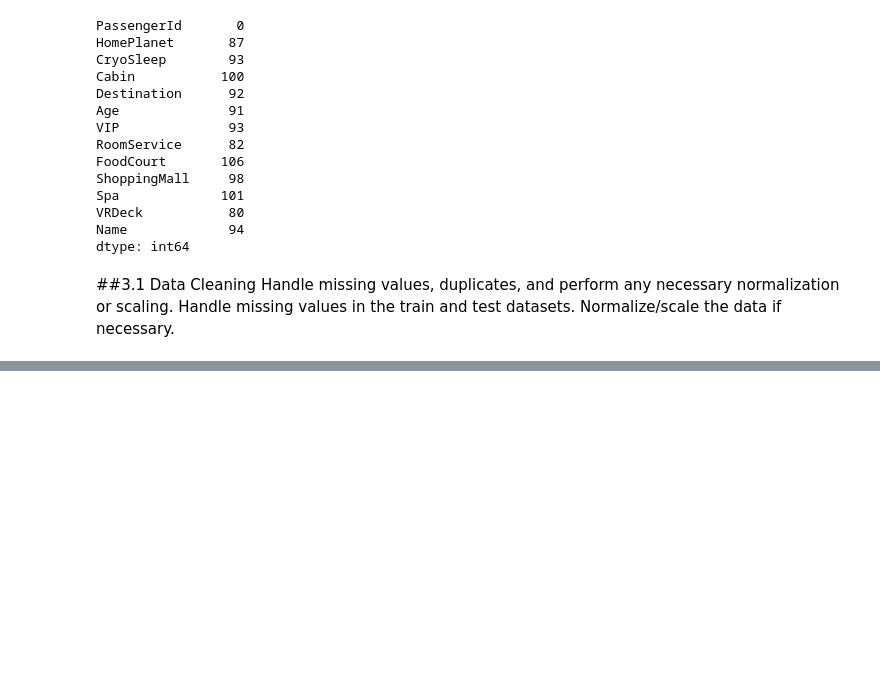
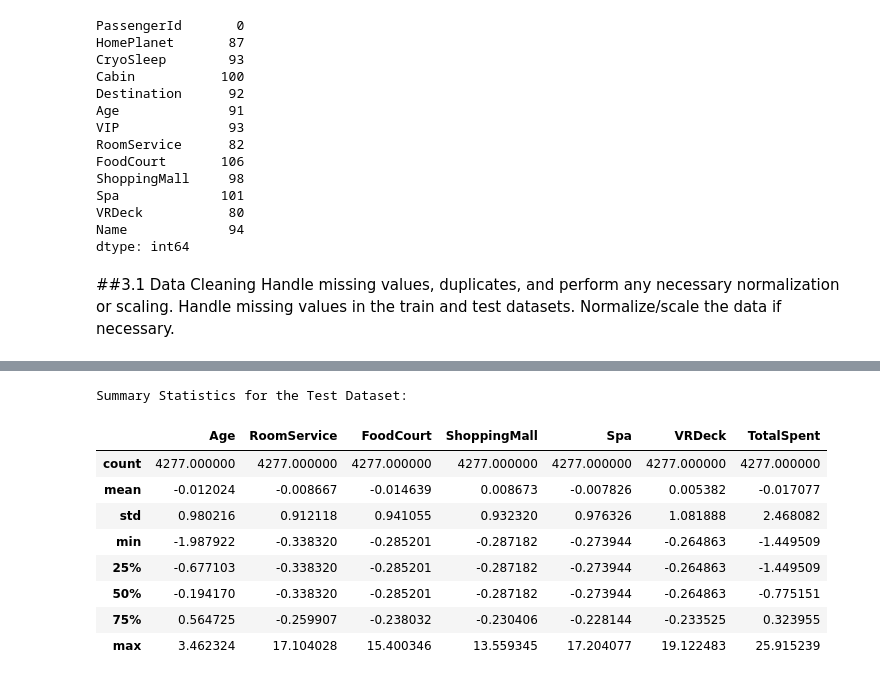
Before and after one commit to The-Kaggle-Crew-18/Kaggle-Challenge-18, a Jupyter notebook: KaggleChallenge.ipynb, the cells around one changed output, grey strips where cells are left out. Cells and saved outputs as stored; diff of their text form; code cells hidden in the pictures; blank space fills up the shorter version.

```diff
--- a/KaggleChallenge.ipynb
+++ b/KaggleChallenge.ipynb
@@ -233,0 +249,15 @@ Generate summary statistics for the test dataset.
+# %%
+# Summary statistics for the test dataset
+print("Summary Statistics for the Test Dataset:")
+test_df.describe()
+# %% [output]
+Summary Statistics for the Test Dataset:
+|  | Age | RoomService | FoodCourt | ShoppingMall | Spa | VRDeck | TotalSpent |
+| count | 4277.000000 | 4277.000000 | 4277.000000 | 4277.000000 | 4277.000000 | 4277.000000 | 4277.000000 |
+| mean | -0.012024 | -0.008667 | -0.014639 | 0.008673 | -0.007826 | 0.005382 | -0.017077 |
+| std | 0.980216 | 0.912118 | 0.941055 | 0.932320 | 0.976326 | 1.081888 | 2.468082 |
+| min | -1.987922 | -0.338320 | -0.285201 | -0.287182 | -0.273944 | -0.264863 | -1.449509 |
+| 25% | -0.677103 | -0.338320 | -0.285201 | -0.287182 | -0.273944 | -0.264863 | -1.449509 |
+| 50% | -0.194170 | -0.338320 | -0.285201 | -0.287182 | -0.273944 | -0.264863 | -0.775151 |
+| 75% | 0.564725 | -0.259907 | -0.238032 | -0.230406 | -0.228144 | -0.233525 | 0.323955 |
+| max | 3.462324 | 17.104028 | 15.400346 | 13.559345 | 17.204077 | 19.122483 | 25.915239 |
```
Also changed, not shown: parts of 21 cells of this notebook.
